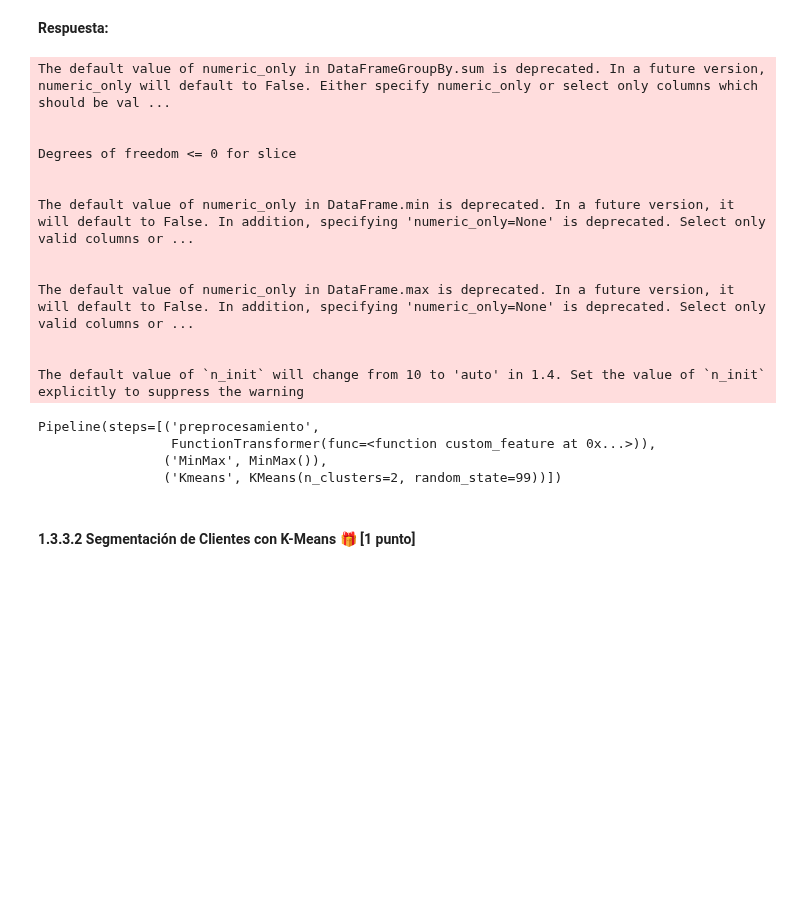
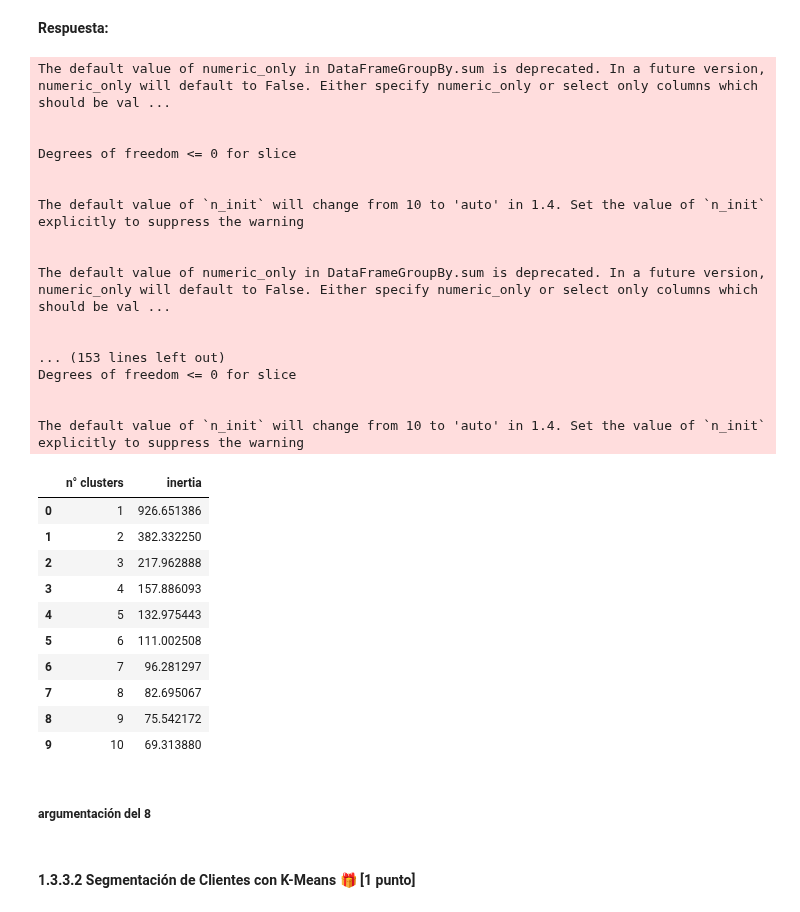
Before and after one commit to BnjmnNicholas/MDS7202-2023-2, a Jupyter notebook: LAB 7/Laboratorio7_Enunciado.ipynb, the cells around one changed output. Cells and saved outputs as stored; diff of their text form; code cells hidden in the pictures; blank space fills up the shorter version.

```diff
--- a/LAB 7/Laboratorio7_Enunciado.ipynb
+++ b/LAB 7/Laboratorio7_Enunciado.ipynb
@@ -451,24 +466,43 @@ A través del grafico obtenido, comente y justifique que valor de k escogería p
 # %% [markdown]
 **Respuesta:**
 # %%
-k_means = Pipeline(steps=[("preprocesamiento",FunctionTransformer(custom_feature)), ("MinMax",MinMax()), ("Kmeans",KMeans(n_clusters=2, random_state=99)) ])
+intertias = [
+    [i,
+     Pipeline(steps=[
+         ("preprocesamiento",FunctionTransformer(custom_feature)),
+         ("MinMax",MinMax()),
+         ("Kmeans",KMeans(n_clusters=i, random_state=99))]).fit(df_retail).named_steps["Kmeans"].inertia_]
+    for i in range(1, 20)
+]
+
+intertias = pd.DataFrame(intertias, columns=["n° clusters", "inertia"])
+intertias.head(10)
+# %% [output]
+The default value of numeric_only in DataFrameGroupBy.sum is deprecated. In a future version, numeric_only will default to False. Either specify numeric_only or select only columns which should be val ...
+
+
+Degrees of freedom <= 0 for slice
+
+
+The default value of `n_init` will change from 10 to 'auto' in 1.4. Set the value of `n_init` explicitly to suppress the warning
+
+
+The default value of numeric_only in DataFrameGroupBy.sum is deprecated. In a future version, numeric_only will default to False. Either specify numeric_only or select only columns which should be val ...
+
+
+... (153 lines left out)
+Degrees of freedom <= 0 for slice
+
+
+The default value of `n_init` will change from 10 to 'auto' in 1.4. Set the value of `n_init` explicitly to suppress the warning
+|  | n° clusters | inertia |
+| 0 | 1 | 926.651386 |
+| 1 | 2 | 382.332250 |
+| 2 | 3 | 217.962888 |
+| 3 | 4 | 157.886093 |
+| 4 | 5 | 132.975443 |
+| 5 | 6 | 111.002508 |
+| 6 | 7 | 96.281297 |
+| 7 | 8 | 82.695067 |
+| 8 | 9 | 75.542172 |
+| 9 | 10 | 69.313880 |
-# %%
-k_means.fit(df_retail)
-# %% [output]
-The default value of numeric_only in DataFrameGroupBy.sum is deprecated. In a future version, numeric_only will default to False. Either specify numeric_only or select only columns which should be val ...
-
-
-Degrees of freedom <= 0 for slice
-
-
-The default value of numeric_only in DataFrame.min is deprecated. In a future version, it will default to False. In addition, specifying 'numeric_only=None' is deprecated. Select only valid columns or ...
-
-
-The default value of numeric_only in DataFrame.max is deprecated. In a future version, it will default to False. In addition, specifying 'numeric_only=None' is deprecated. Select only valid columns or ...
-
-
-The default value of `n_init` will change from 10 to 'auto' in 1.4. Set the value of `n_init` explicitly to suppress the warning
-Pipeline(steps=[('preprocesamiento',
-                 FunctionTransformer(func=<function custom_feature at 0x...>)),
-                ('MinMax', MinMax()),
-                ('Kmeans', KMeans(n_clusters=2, random_state=99))])
@@ -475,3 +513,5 @@ Pipeline(steps=[('preprocesamiento',
+# %% [markdown]
+##### argumentación del 8
 # %% [markdown]
 #### 1.3.3.2 Segmentación de Clientes con K-Means 🎁 [1 punto]
 # %% [markdown]
```
Also changed, not shown: parts of 8 cells of this notebook.
